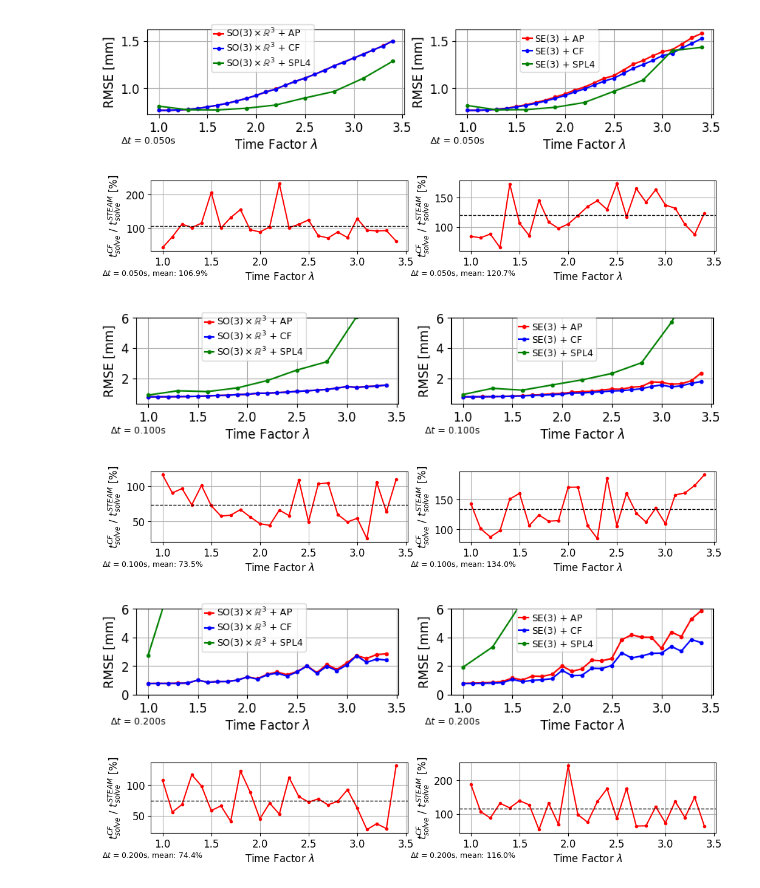
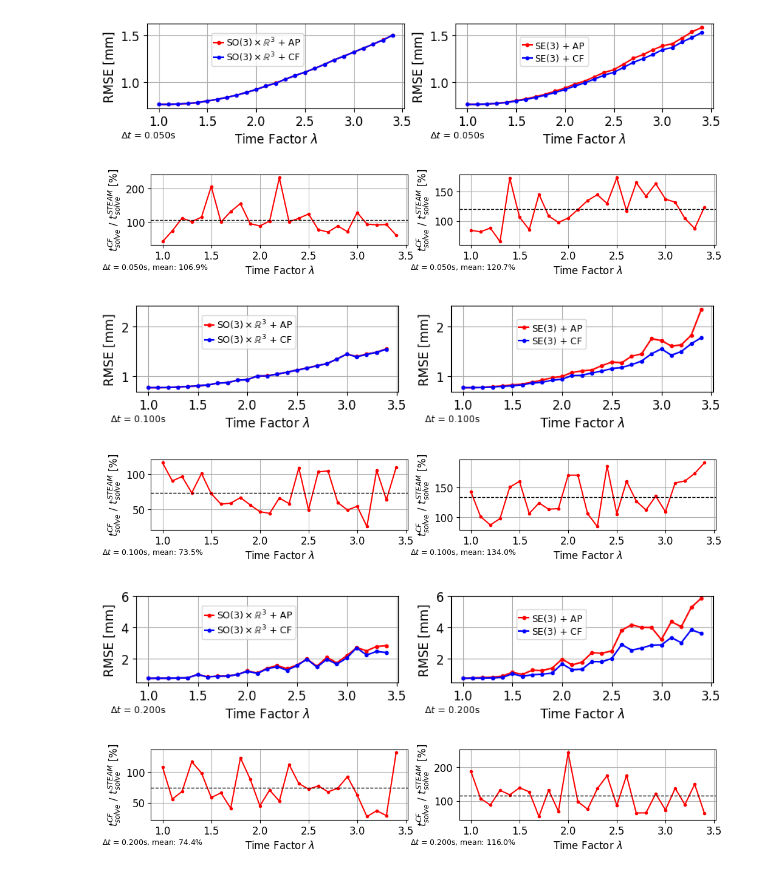
Before and after one commit to brytsknguyen/gptr, a Jupyter notebook: scripts/analyze_vi.ipynb, the cells around one changed output. Cells and saved outputs as stored; diff of their text form; code cells hidden in the pictures.

```diff
--- a/scripts/analyze_vi.ipynb
+++ b/scripts/analyze_vi.ipynb
@@ -38,8 +38,8 @@ def plotAPCF(ax, dftemp, poseres, m):
     # df_spline_ = df_spline[ (df_spline['dt'] == m) & (df_spline['N'] == 5) & (df_spline['poseres'] == poseres.lower())]
     # ax.plot(df_spline_["tskew"], df_spline_["rmse"]*1000, marker="o", markersize=3, linestyle="-", color='cyan', label=f"{poseresmath} + SPL5")
 
-    df_spline_ = df_spline[ (df_spline['dt'] == m) & (df_spline['N'] == 4) & (df_spline['poseres'] == poseres.lower())]
-    ax.plot(df_spline_["tskew"], df_spline_["rmse"]*1000, marker="o", markersize=3, linestyle="-", color='green', label=f"{poseresmath} + SPL4")
+    # df_spline_ = df_spline[ (df_spline['dt'] == m) & (df_spline['N'] == 4) & (df_spline['poseres'] == poseres.lower())]
+    # ax.plot(df_spline_["tskew"], df_spline_["rmse"]*1000, marker="o", markersize=3, linestyle="-", color='green', label=f"{poseresmath} + SPL4")
 
 
     ax.grid('on')
@@ -90,36 +90,36 @@ for m in ms:
     ax[1].set_ylim([max(0, ymin), min(ymax, 6)])
 
     # ax[0].set_ylim([ymin, ymax])
     # ax[1].set_ylim([ymin, ymax])
     # ymean = ymin + (ymax - ymin)*0.45
 
     ax[0].text(-0.1, -0.350,  f'$\Delta t$ = {m:.3f}s', transform=ax[0].transAxes, fontsize=9)
     ax[1].text(-0.1, -0.350,  f'$\Delta t$ = {m:.3f}s', transform=ax[1].transAxes, fontsize=9)
 
     # ax[0].set_xticks(np.arange(1, 25, 5))
     # ax[1].set_xticks(np.arange(1, 25, 5))
 
     plt.show()
 
     # fig.tight_layout()
     fig.savefig(log_dir + f'vi_so3xr3_dt_{int(m*1000):03d}.jpg', bbox_inches='tight', dpi=300)
 
     # Plot the computational time
     fig, ax = plt.subplots(1, 2, figsize=(12, 1.5))
     mean0 = plotAPCFTslv(ax[0], dftemp, 'SO3xR3', m)
     mean1 = plotAPCFTslv(ax[1], dftemp, 'SE3', m)
 
     ax[0].text(-0.19, -0.350, f'$\Delta t$ = {m:.3f}s, mean: {mean0:.1f}%', transform=ax[0].transAxes, fontsize=9)
     ax[1].text(-0.19, -0.350, f'$\Delta t$ = {m:.3f}s, mean: {mean1:.1f}%', transform=ax[1].transAxes, fontsize=9)
     # ax[0].text(-0.19, -0.355, f'mean: {mean0:.1f}%', transform=ax[0].transAxes, fontsize=9)
     # ax[1].text(-0.19, -0.355, f'mean: {mean1:.1f}%', transform=ax[1].transAxes, fontsize=9)
 
     # fig.tight_layout()
     fig.savefig(log_dir + f'vi_so3xr3_tslv_dt_{int(m*1000):03d}.jpg', bbox_inches='tight', dpi=300)
 # %% [output]
-[figure, old version]
+[figure, new version]
 [figure]
-[figure, old version]
+[figure, new version]
 [figure]
-[figure, old version]
+[figure, new version]
 [figure]
```
Also changed, not shown: 12 other files.
